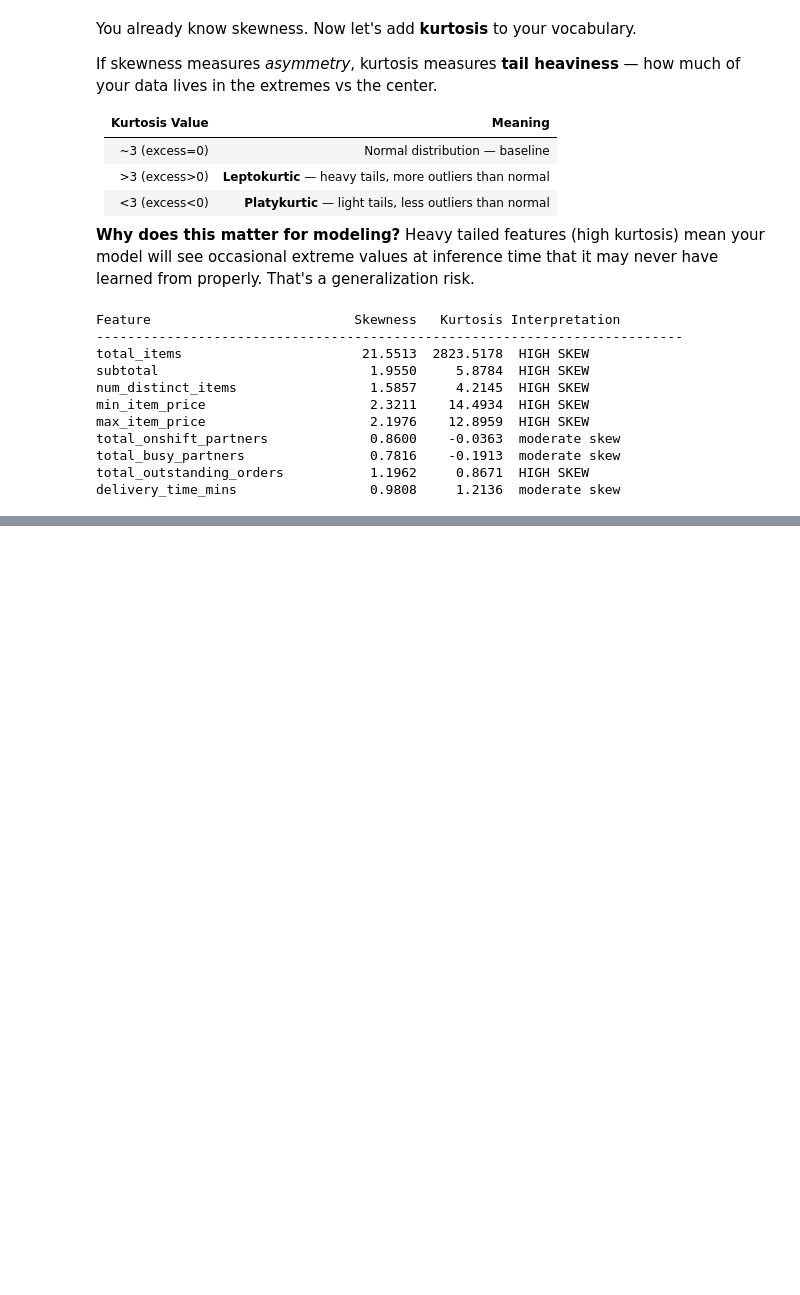
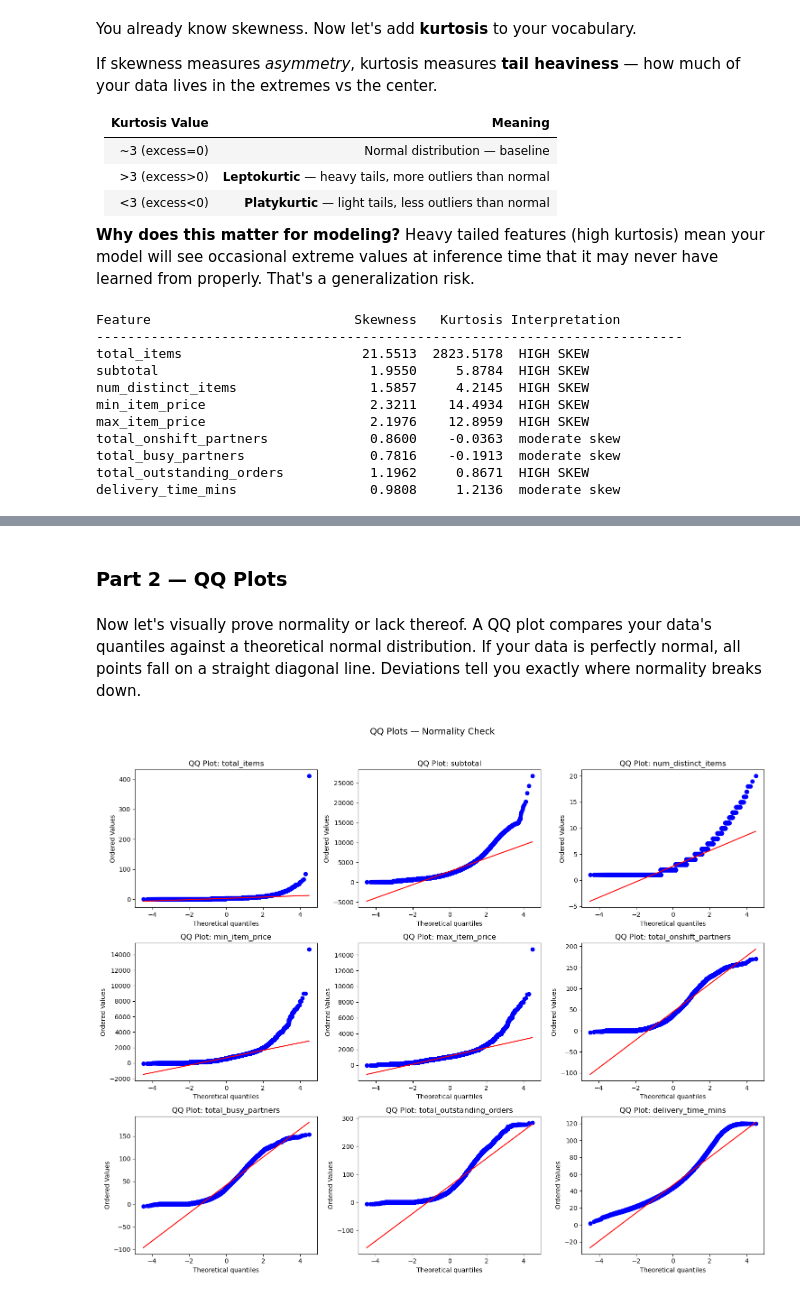
Before and after one commit to sayed-ashfaq/PorterOrg_Regression_problem, a Jupyter notebook: Porter_NN.ipynb, the cells around one changed output, grey strips where cells are left out. Cells and saved outputs as stored; diff of their text form; code cells hidden in the pictures; blank space fills up the shorter version.

```diff
--- a/Porter_NN.ipynb
+++ b/Porter_NN.ipynb
@@ -658,0 +669,18 @@ delivery_time_mins                 0.9808     1.2136  moderate skew
+# %% [markdown]
+### Part 2 — QQ Plots
+# %% [markdown]
+Now let's visually prove normality or lack thereof. A QQ plot compares your data's quantiles against a theoretical normal distribution. If your data is perfectly normal, all points fall on a straight diagonal line. Deviations tell you exactly where normality breaks down.
+# %%
+fig, axes = plt.subplots(3, 3, figsize=(15, 12))
+axes = axes.flatten()
+
+for i, col in enumerate(numerical_cols):
+    stats.probplot(df_clean[col].dropna(), dist="norm", plot=axes[i])
+    axes[i].set_title(f'QQ Plot: {col}')
+    axes[i].get_lines()[1].set_color('red')
+
+plt.suptitle('QQ Plots — Normality Check', fontsize=14, y=1.02)
+plt.tight_layout()
+plt.show()
+# %% [output]
+[figure, added]
```
Also changed, not shown: parts of 2 cells of this notebook.
